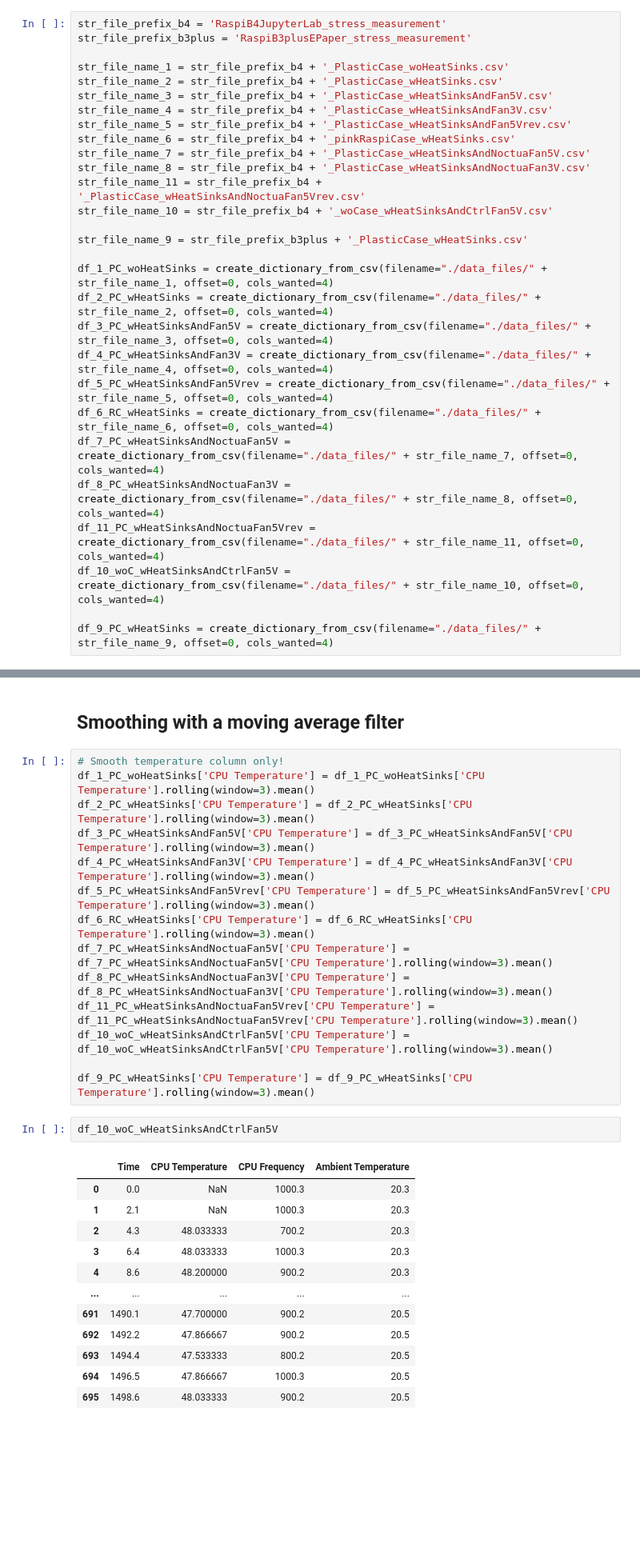
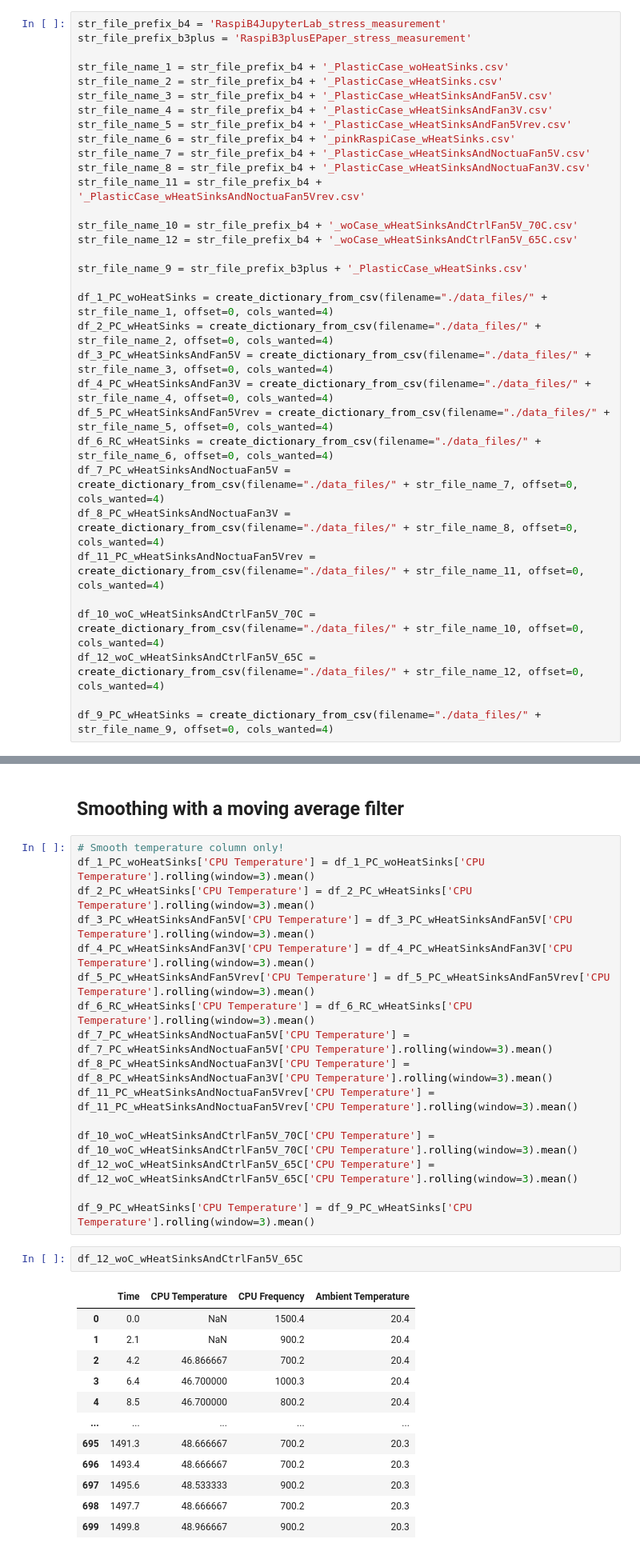
Before and after one commit to urmel79/Jupyter_Raspberry_Pi_Stress_Tests, a Jupyter notebook: Raspberry_Pi4_stress_test.ipynb, the cells around one changed output, grey strips where cells are left out. Shown at 80% size. Saved outputs shown, nothing was run; the diff lists cells and outputs as text; blank space fills up the shorter version.

```diff
--- a/Raspberry_Pi4_stress_test.ipynb
+++ b/Raspberry_Pi4_stress_test.ipynb
@@ -392,7 +393,9 @@ str_file_name_6 = str_file_prefix_b4 + '_pinkRaspiCase_wHeatSinks.csv'
 str_file_name_7 = str_file_prefix_b4 + '_PlasticCase_wHeatSinksAndNoctuaFan5V.csv'
 str_file_name_8 = str_file_prefix_b4 + '_PlasticCase_wHeatSinksAndNoctuaFan3V.csv'
 str_file_name_11 = str_file_prefix_b4 + '_PlasticCase_wHeatSinksAndNoctuaFan5Vrev.csv'
-str_file_name_10 = str_file_prefix_b4 + '_woCase_wHeatSinksAndCtrlFan5V.csv'
+
+str_file_name_10 = str_file_prefix_b4 + '_woCase_wHeatSinksAndCtrlFan5V_70C.csv'
+str_file_name_12 = str_file_prefix_b4 + '_woCase_wHeatSinksAndCtrlFan5V_65C.csv'
 
 str_file_name_9 = str_file_prefix_b3plus + '_PlasticCase_wHeatSinks.csv'
 
@@ -405,7 +408,9 @@ df_6_RC_wHeatSinks = create_dictionary_from_csv(filename="./data_files/" + str_f
 df_7_PC_wHeatSinksAndNoctuaFan5V = create_dictionary_from_csv(filename="./data_files/" + str_file_name_7, offset=0, cols_wanted=4)
 df_8_PC_wHeatSinksAndNoctuaFan3V = create_dictionary_from_csv(filename="./data_files/" + str_file_name_8, offset=0, cols_wanted=4)
 df_11_PC_wHeatSinksAndNoctuaFan5Vrev = create_dictionary_from_csv(filename="./data_files/" + str_file_name_11, offset=0, cols_wanted=4)
-df_10_woC_wHeatSinksAndCtrlFan5V = create_dictionary_from_csv(filename="./data_files/" + str_file_name_10, offset=0, cols_wanted=4)
+
+df_10_woC_wHeatSinksAndCtrlFan5V_70C = create_dictionary_from_csv(filename="./data_files/" + str_file_name_10, offset=0, cols_wanted=4)
+df_12_woC_wHeatSinksAndCtrlFan5V_65C = create_dictionary_from_csv(filename="./data_files/" + str_file_name_12, offset=0, cols_wanted=4)
 
 df_9_PC_wHeatSinks = create_dictionary_from_csv(filename="./data_files/" + str_file_name_9, offset=0, cols_wanted=4)
 # %%
@@ -461,21 +470,23 @@ df_6_RC_wHeatSinks['CPU Temperature'] = df_6_RC_wHeatSinks['CPU Temperature'].ro
 df_7_PC_wHeatSinksAndNoctuaFan5V['CPU Temperature'] = df_7_PC_wHeatSinksAndNoctuaFan5V['CPU Temperature'].rolling(window=3).mean()
 df_8_PC_wHeatSinksAndNoctuaFan3V['CPU Temperature'] = df_8_PC_wHeatSinksAndNoctuaFan3V['CPU Temperature'].rolling(window=3).mean()
 df_11_PC_wHeatSinksAndNoctuaFan5Vrev['CPU Temperature'] = df_11_PC_wHeatSinksAndNoctuaFan5Vrev['CPU Temperature'].rolling(window=3).mean()
-df_10_woC_wHeatSinksAndCtrlFan5V['CPU Temperature'] = df_10_woC_wHeatSinksAndCtrlFan5V['CPU Temperature'].rolling(window=3).mean()
+
+df_10_woC_wHeatSinksAndCtrlFan5V_70C['CPU Temperature'] = df_10_woC_wHeatSinksAndCtrlFan5V_70C['CPU Temperature'].rolling(window=3).mean()
+df_12_woC_wHeatSinksAndCtrlFan5V_65C['CPU Temperature'] = df_12_woC_wHeatSinksAndCtrlFan5V_65C['CPU Temperature'].rolling(window=3).mean()
 
 df_9_PC_wHeatSinks['CPU Temperature'] = df_9_PC_wHeatSinks['CPU Temperature'].rolling(window=3).mean()
 # %%
-df_10_woC_wHeatSinksAndCtrlFan5V
+df_12_woC_wHeatSinksAndCtrlFan5V_65C
 # %% [output]
 |  | Time | CPU Temperature | CPU Frequency | Ambient Temperature |
-| 0 | 0.0 | NaN | 1000.3 | 20.3 |
-| 1 | 2.1 | NaN | 1000.3 | 20.3 |
-| 2 | 4.3 | 48.033333 | 700.2 | 20.3 |
-| 3 | 6.4 | 48.033333 | 1000.3 | 20.3 |
-| 4 | 8.6 | 48.200000 | 900.2 | 20.3 |
+| 0 | 0.0 | NaN | 1500.4 | 20.4 |
+| 1 | 2.1 | NaN | 900.2 | 20.4 |
+| 2 | 4.2 | 46.866667 | 700.2 | 20.4 |
+| 3 | 6.4 | 46.700000 | 1000.3 | 20.4 |
+| 4 | 8.5 | 46.700000 | 800.2 | 20.4 |
 | ... | ... | ... | ... | ... |
-| 691 | 1490.1 | 47.700000 | 900.2 | 20.5 |
-| 692 | 1492.2 | 47.866667 | 900.2 | 20.5 |
-| 693 | 1494.4 | 47.533333 | 800.2 | 20.5 |
-| 694 | 1496.5 | 47.866667 | 1000.3 | 20.5 |
-| 695 | 1498.6 | 48.033333 | 900.2 | 20.5 |
+| 695 | 1491.3 | 48.666667 | 700.2 | 20.3 |
+| 696 | 1493.4 | 48.666667 | 700.2 | 20.3 |
+| 697 | 1495.6 | 48.533333 | 900.2 | 20.3 |
+| 698 | 1497.7 | 48.666667 | 700.2 | 20.3 |
+| 699 | 1499.8 | 48.966667 | 900.2 | 20.3 |
```
Also changed, not shown: parts of 8 cells of this notebook, 5 other files.
